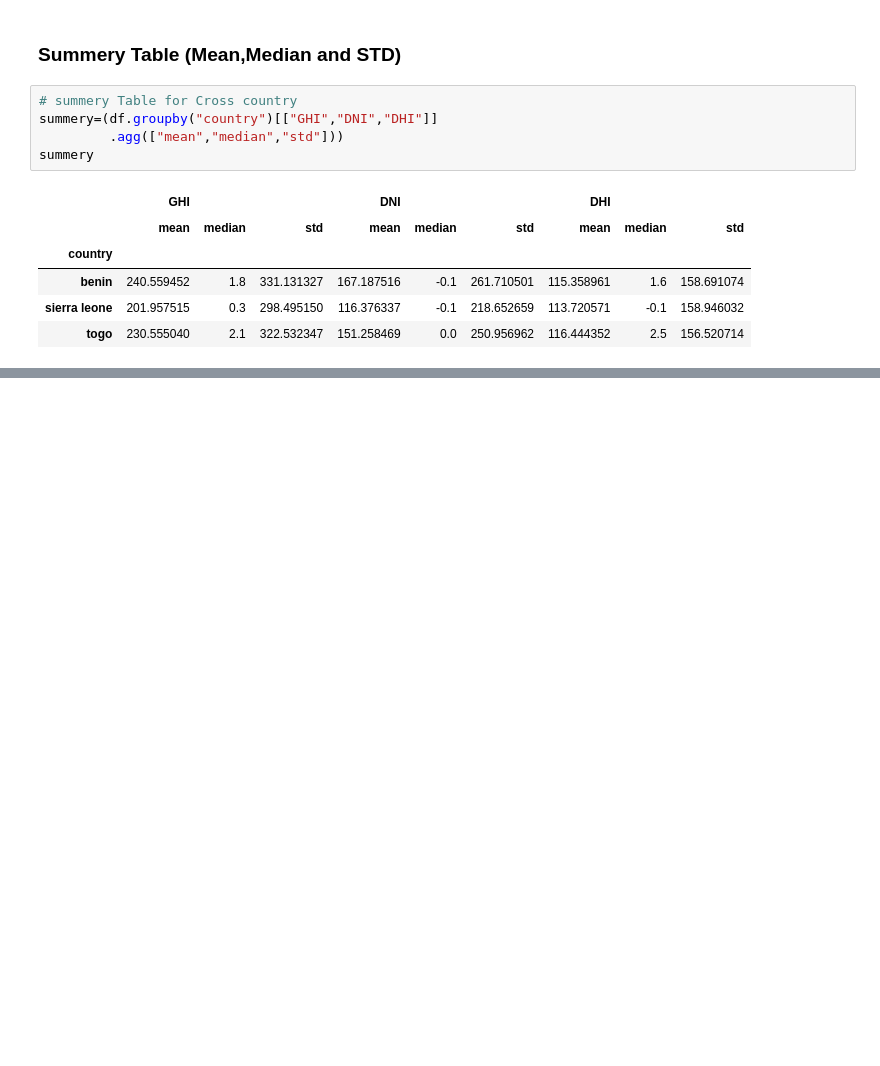
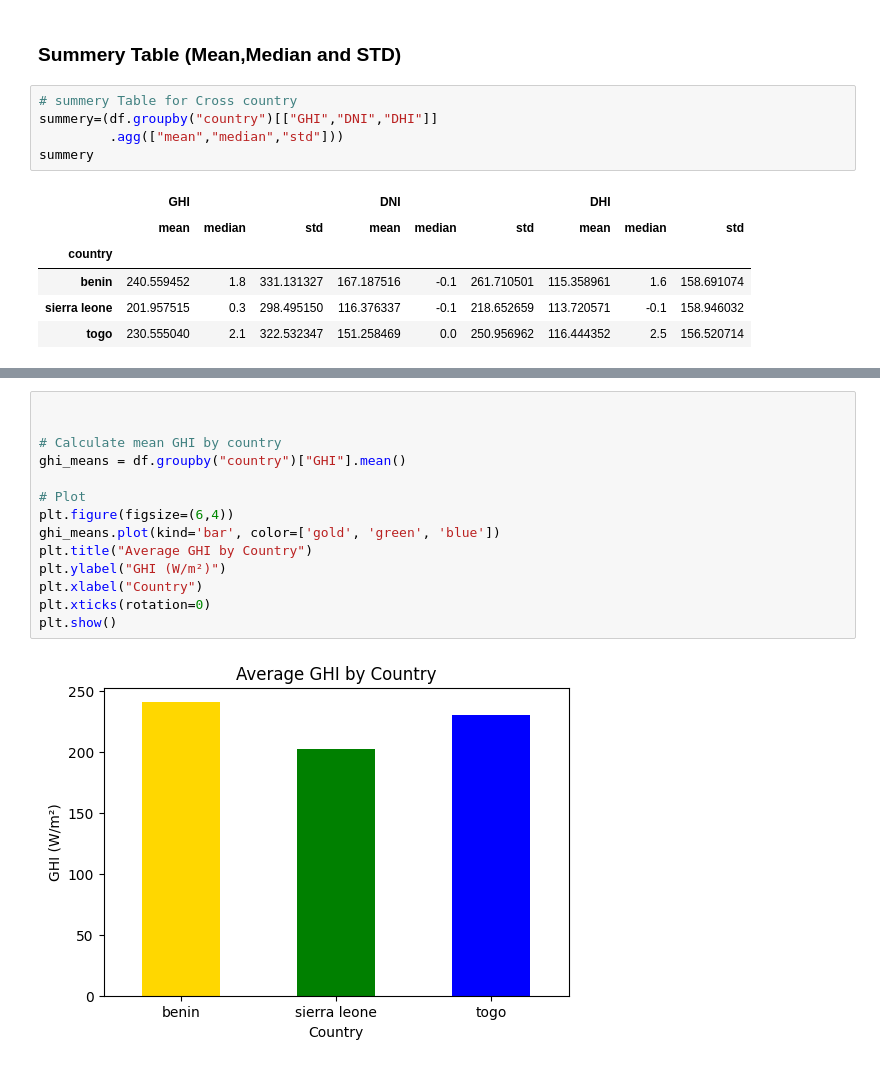
Before and after one commit to Kidist-c/solar-challenge-week1, a Jupyter notebook: notebooks/compare_countries.ipynb, the cells around one changed output, grey strips where cells are left out. Drawn from its saved outputs; the diff is of its cells as text; blank space fills up the shorter version.

```diff
--- a/notebooks/compare_countries.ipynb
+++ b/notebooks/compare_countries.ipynb
@@ -54,0 +85,16 @@ summery
+# %%
+
+
+# Calculate mean GHI by country
+ghi_means = df.groupby("country")["GHI"].mean()
+
+# Plot
+plt.figure(figsize=(6,4))
+ghi_means.plot(kind='bar', color=['gold', 'green', 'blue'])
+plt.title("Average GHI by Country")
+plt.ylabel("GHI (W/m²)")
+plt.xlabel("Country")
+plt.xticks(rotation=0)
+plt.show()
+# %% [output]
+[figure, added]
```
Also changed, not shown: parts of 6 cells of this notebook.
